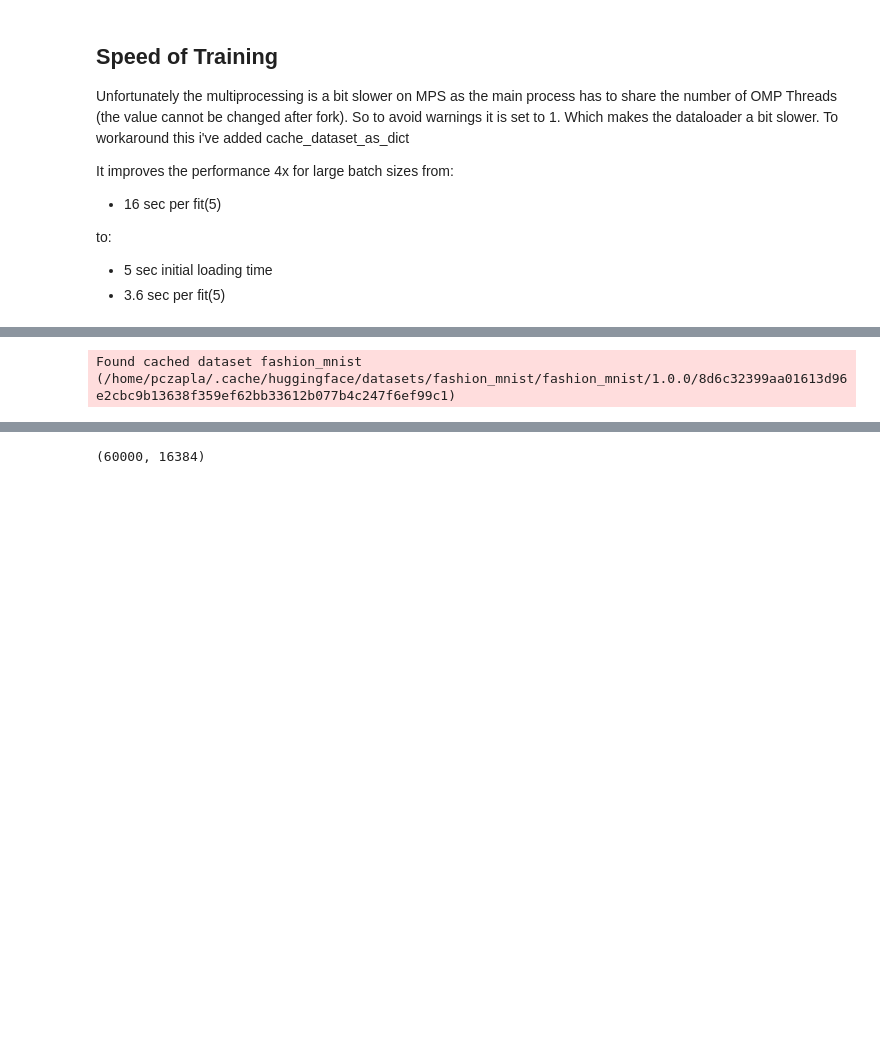
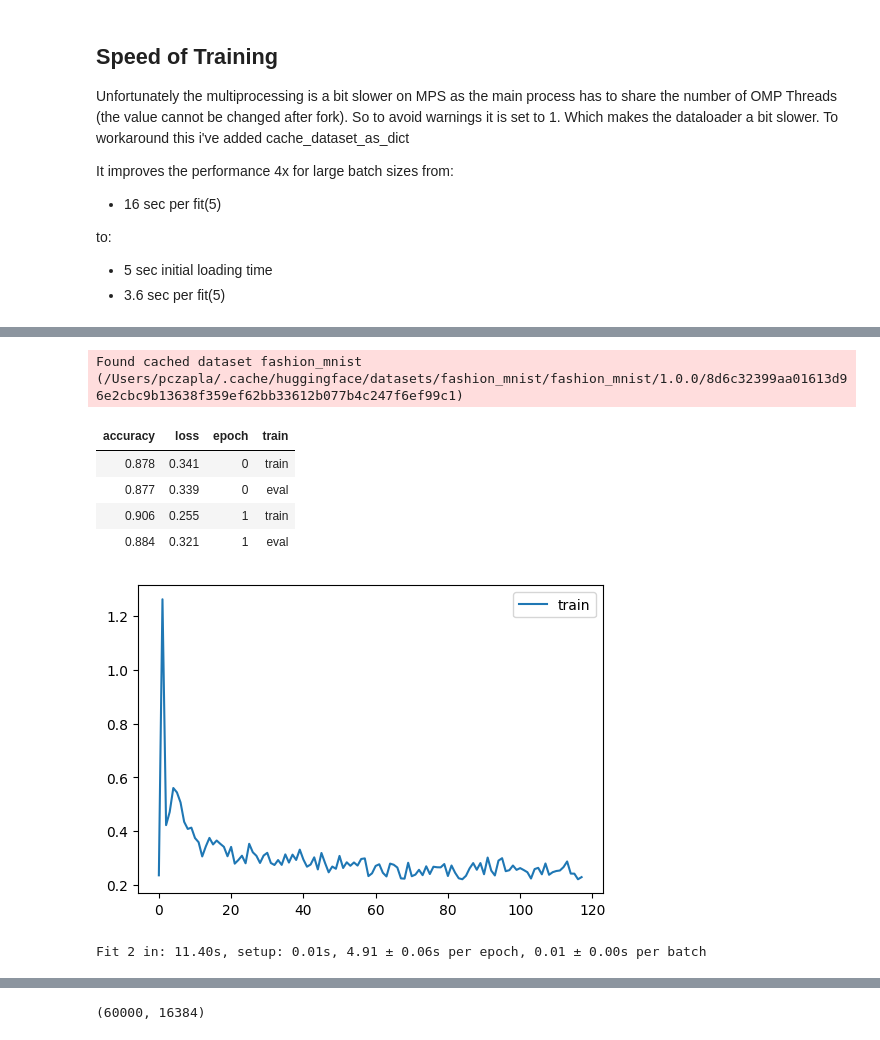
Before and after one commit to PiotrCzapla/course22p2, a Jupyter notebook: nbs/12_utils.ipynb, the cells around one changed output, grey strips where cells are left out. Saved outputs shown, nothing was run; the diff lists cells and outputs as text; code cells hidden in the pictures; blank space fills up the shorter version.

```diff
--- a/nbs/12_utils.ipynb
+++ b/nbs/12_utils.ipynb
@@ -191,5 +286,5 @@ cbs = [DeviceCB(), metrics, ProgressCB(plot=True), TimeItCB()]
 # %%
-bs = 1024*16
+bs = 1024
 xmean, xstd = 0.28, 0.35
 name = "fashion_mnist"
 def to_tensor_tfm(b, mean, std, xl='image'):
@@ -199,7 +294,21 @@ def to_tensor_tfm(b, mean, std, xl='image'):
 dsd = load_dataset(name)
 tds = dsd.with_transform(partial(to_tensor_tfm, mean=xmean, std=xstd))
 # %% [output]
-Found cached dataset fashion_mnist (/home/pczapla/.cache/huggingface/datasets/fashion_mnist/fashion_mnist/1.0.0/8d6c32399aa01613d96e2cbc9b13638f359ef62bb33612b077b4c247f6ef99c1)
+Found cached dataset fashion_mnist (/Users/pczapla/.cache/huggingface/datasets/fashion_mnist/fashion_mnist/1.0.0/8d6c32399aa01613d96e2cbc9b13638f359ef62bb33612b077b4c247f6ef99c1)
+# %%
+dls = DataLoaders.from_dd(tds, bs, num_workers=4, )
+set_seed(42)
+learn = TrainLearner(get_model().to('cpu').apply(init_weights), dls, F.cross_entropy, lr=1e-2, cbs=eager_cbs, opt_func=optim.AdamW)
+# %%
+learn.fit(2)
+# %% [output]
+| accuracy | loss | epoch | train |
+| 0.878 | 0.341 | 0 | train |
+| 0.877 | 0.339 | 0 | eval |
+| 0.906 | 0.255 | 1 | train |
+| 0.884 | 0.321 | 1 | eval |
+[figure, added]
+Fit 2 in: 11.40s, setup: 0.01s, 4.91 ± 0.06s per epoch, 0.01 ± 0.00s per batch
 # %%
 dls = DataLoaders.from_dd(tds, bs, num_workers=4, )
 set_seed(42)
```
Also changed, not shown: parts of 12 cells of this notebook, 2 other files.
